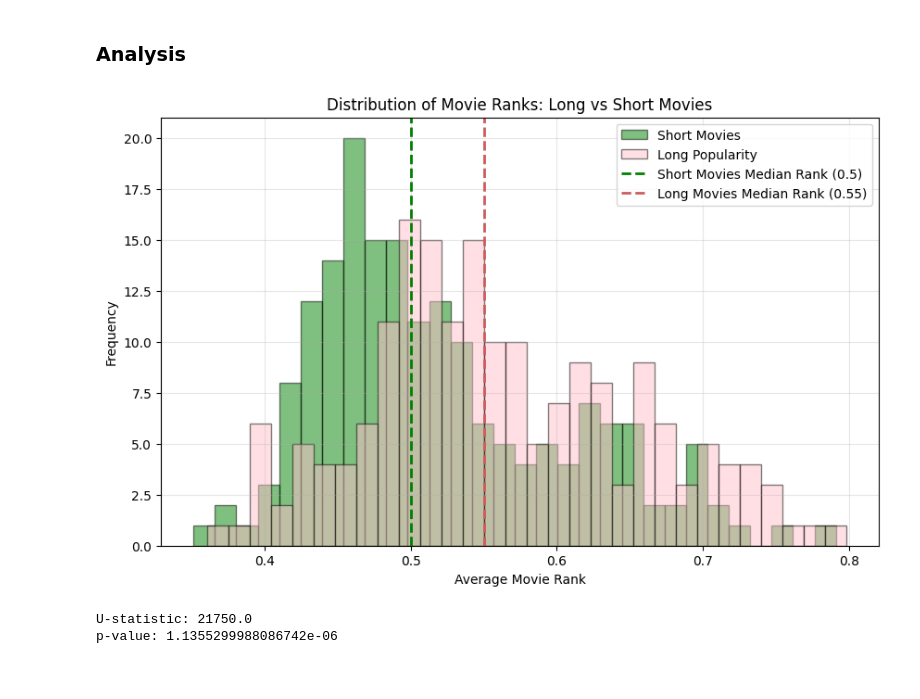
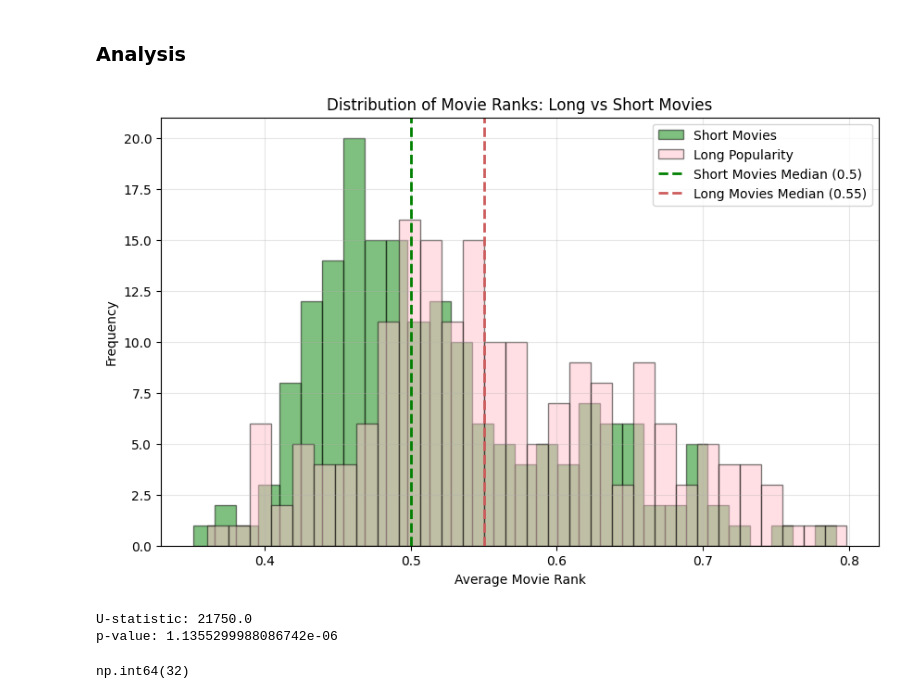
Before and after one commit to jtad96/hypothesis-testing-project, a Jupyter notebook: analyses/jtadros_extra_credit.ipynb, the cells around one changed output. Saved outputs shown, nothing was run; the diff lists cells and outputs as text; code cells hidden in the pictures.

```diff
--- a/analyses/jtadros_extra_credit.ipynb
+++ b/analyses/jtadros_extra_credit.ipynb
@@ -184,19 +184,19 @@ long_movie_median = round(long_movie_rankings.median(), 2)
 # %%
 # Plot both samples
 plt.figure(figsize=(10, 6))
 plt.hist(short_movie_rankings, alpha=0.5, label='Short Movies', bins=30, color='green', edgecolor = 'black')
 plt.hist(long_movie_rankings, alpha=0.5, label='Long Popularity', bins=30, color='pink', edgecolor = 'black')
-plt.axvline(x=short_movie_median, color='green', linestyle='--', linewidth=2, label=f"Short Movies Median Rank ({short_movie_median})")
-plt.axvline(x=long_movie_median, color='indianred', linestyle='--', linewidth=2, label=f"Long Movies Median Rank ({long_movie_median})")
+plt.axvline(x=short_movie_median, color='green', linestyle='--', linewidth=2, label=f"Short Movies Median ({short_movie_median})")
+plt.axvline(x=long_movie_median, color='indianred', linestyle='--', linewidth=2, label=f"Long Movies Median ({long_movie_median})")
 
 plt.xlabel('Average Movie Rank')
 plt.ylabel('Frequency')
 plt.title('Distribution of Movie Ranks: Long vs Short Movies')
 plt.legend()
 plt.grid(True, alpha=0.3)
 plt.show()
 # %% [output]
-[figure, old version]
+[figure, new version]
 # %%
 U, p = mannwhitneyu(long_movie_rankings, short_movie_rankings, alternative='greater')
 print(f"U-statistic: {U}")
@@ -204,6 +204,11 @@ print(f"p-value: {p}")
 # %% [output]
 U-statistic: 21750.0
 p-value: 1.1355299988086742e-06
+# %%
+# Number of movies that we could not get additional attributes for
+pd.isnull(df_movie_info["number_of_writers"]).sum()
+# %% [output]
+np.int64(32)
 # %%
 df_movie_info
 # %% [output]
```
Also changed, not shown: parts of 3 cells of this notebook.
